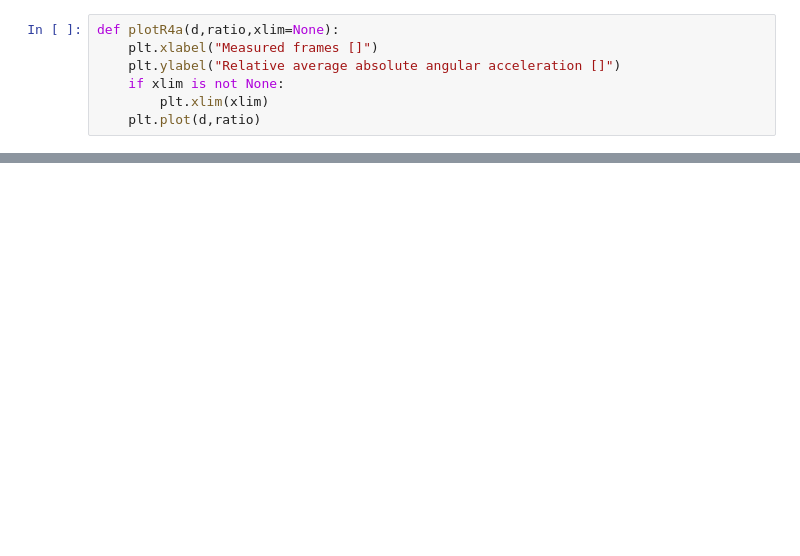
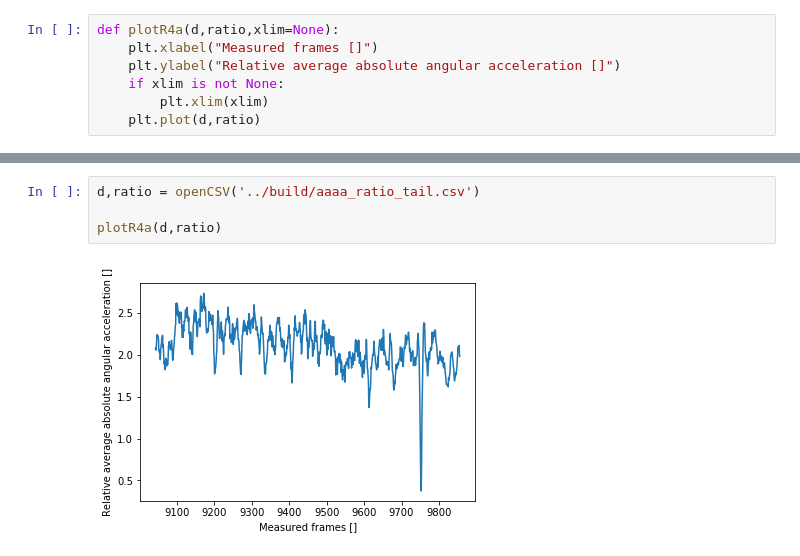
Before and after one commit to yossato/virtualGimbal, a Jupyter notebook: post_processing_software/jupyter/syncronize.ipynb, the cells around one changed output, grey strips where cells are left out. Drawn from its saved outputs; the diff is of its cells as text; blank space fills up the shorter version.

```diff
--- a/post_processing_software/jupyter/syncronize.ipynb
+++ b/post_processing_software/jupyter/syncronize.ipynb
@@ -44,0 +45,6 @@ plotR4a(d,ratio,[50,70])
+# %%
+d,ratio = openCSV('../build/aaaa_ratio_tail.csv')
+
+plotR4a(d,ratio)
+# %% [output]
+[figure, added]
```
Also changed, not shown: parts of 6 cells of this notebook, 1 other file.
